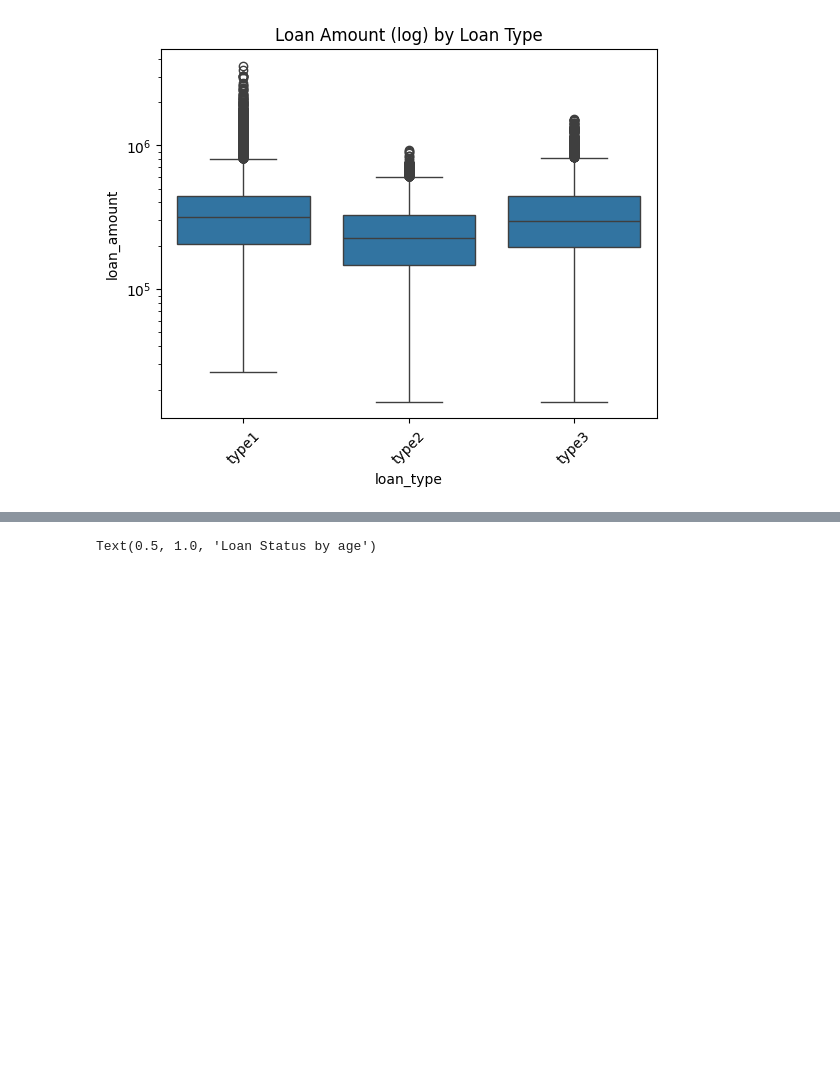
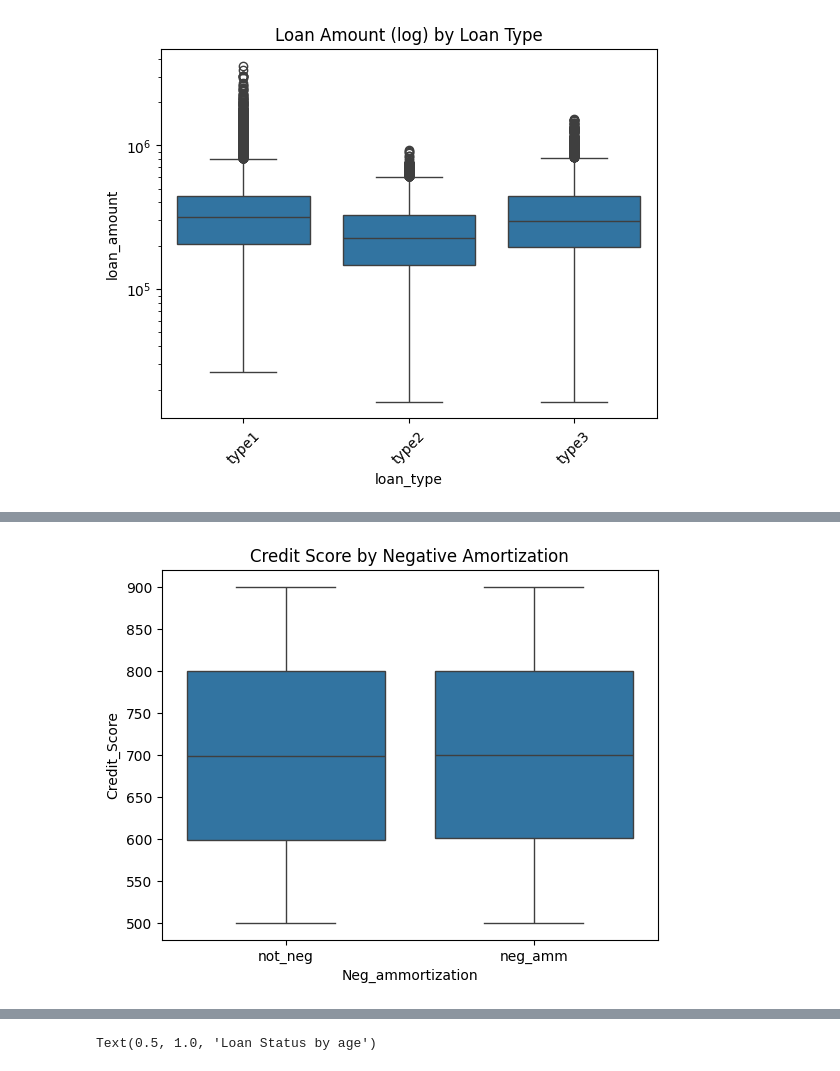
Before and after one commit to angiegh2002/Loan_Default_Detection, a Jupyter notebook: DM&ML.ipynb, the cells around one changed output, grey strips where cells are left out. Saved outputs shown, nothing was run; the diff lists cells and outputs as text; code cells hidden in the pictures; blank space fills up the shorter version.

```diff
--- a/DM&ML.ipynb
+++ b/DM&ML.ipynb
@@ -338,0 +399,7 @@ plt.show()
+# %%
+# رسم boxplot للجدارة الائتمانية بناءً على Neg_ammortization
+sns.boxplot(data=df, x='Neg_ammortization', y='Credit_Score')
+plt.title('Credit Score by Negative Amortization')
+plt.show()
+# %% [output]
+[figure, added]
```
Also changed, not shown: parts of 23 cells of this notebook.
